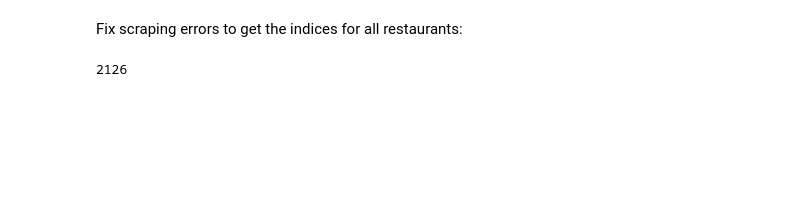
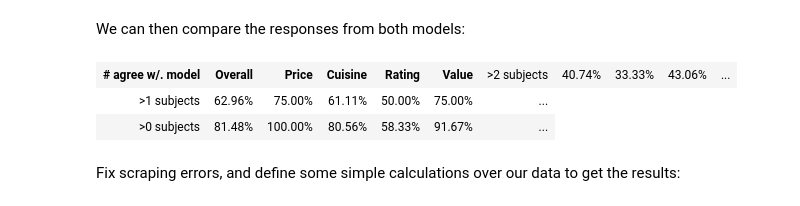
Before and after one commit to JonathanRaiman/PythonObjectLM, a Jupyter notebook: ObjectLM vs Humans.ipynb, the cells around one changed output. Cells and saved outputs as stored; diff of their text form; code cells hidden in the pictures; blank space fills up the shorter version.

```diff
--- a/ObjectLM vs Humans.ipynb
+++ b/ObjectLM vs Humans.ipynb
@@ -142,3 +30,18 @@ responses_to_example_sets = [[resp for resp in example.get_responses([mtc, mtc_b
+# %% [markdown]
+We can then compare the responses from both models:
+# %%
+model_responses = np.array([model_response(ex) for ex in loaded_example_sets])
+human_common_responses = np.array([resp_to_common_index(loaded_example_sets[k], response, k) for k, response in enumerate(responses_to_example_sets)])
+personalities = np.array([ex.personality_type for ex in loaded_example_sets])
+agreement = np.array([agreement(resp, k) for k, resp in enumerate(responses_to_example_sets)])
+agreement_distance = np.array([distance_to_next_most_popular(resp, k) for k, resp in enumerate(responses_to_example_sets)])
+
+lines, latex_lines = compare_model_responses(model_responses, responses_to_example_sets, loaded_example_sets, personalities)
+show_table(lines)
+# %% [output]
+| # agree w/. model | Overall | Price | Cuisine | Rating | Value | >2 subjects | 40.74% | 33.33% | 43.06% | ... |
+| >1 subjects | 62.96% | 75.00% | 61.11% | 50.00% | 75.00% | ... |
+| >0 subjects | 81.48% | 100.00% | 80.56% | 58.33% | 91.67% | ... |
 # %% [markdown]
-Fix scraping errors to get the indices for all restaurants:
+Fix scraping errors, and define some simple calculations over our data to get the results:
 # %%
@@ -265,4 +288,0 @@ def model_response_better(example):
-# %%
-model_response(loaded_example_sets[10])
-# %% [output]
-2126
```
Also changed, not shown: parts of 24 cells of this notebook, 3 other files.
